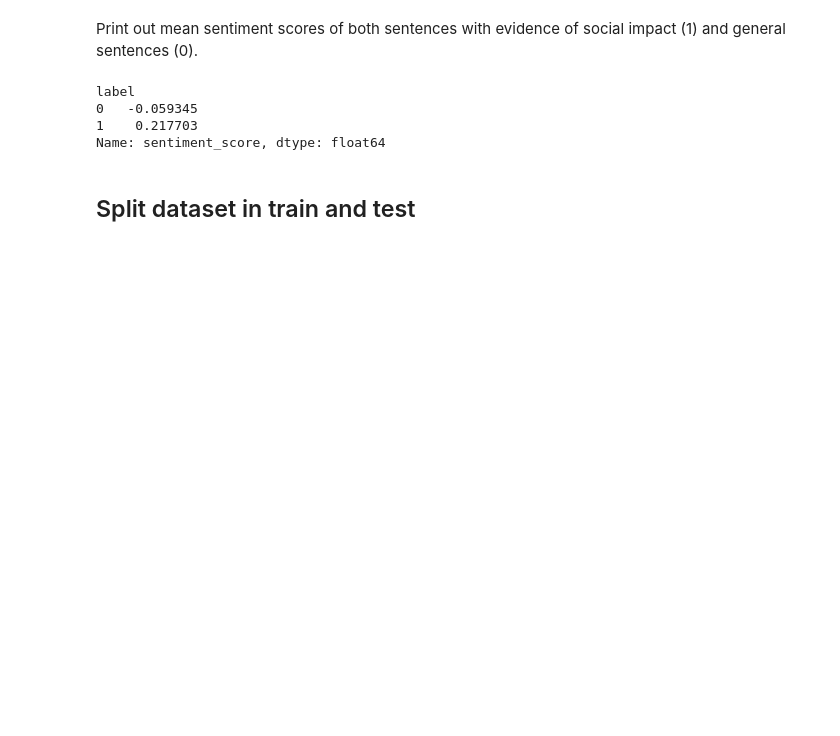
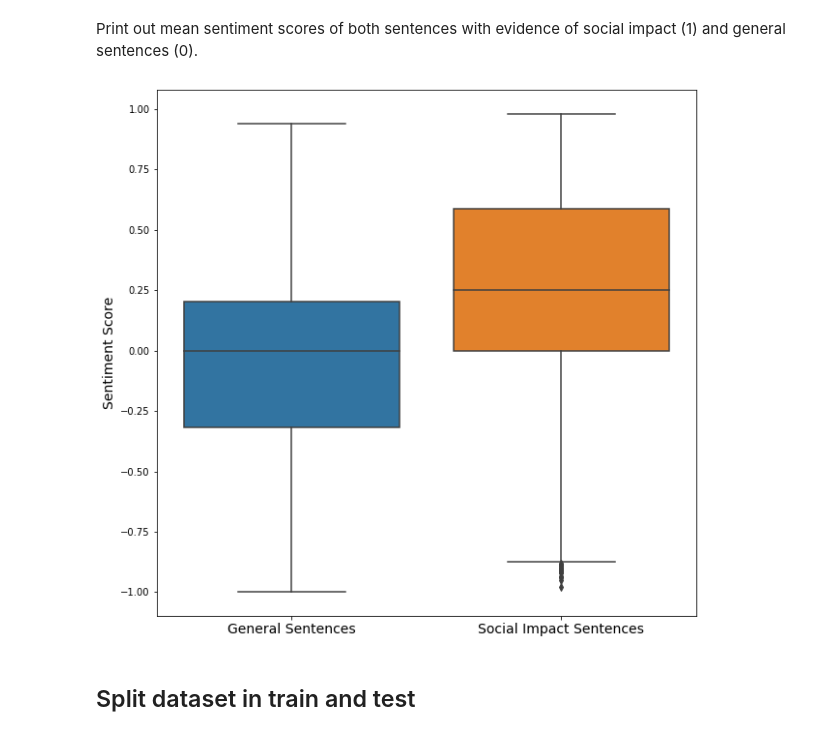
Before and after one commit to joausaga/impact-classifier, a Jupyter notebook: 1.impact_classifier.ipynb, the cells around one changed output. Saved outputs shown, nothing was run; the diff lists cells and outputs as text; code cells hidden in the pictures; blank space fills up the shorter version.

```diff
--- a/1.impact_classifier.ipynb
+++ b/1.impact_classifier.ipynb
@@ -264,10 +270,3 @@ total_sentences.head()
 | 4 | The Cardiff Osteological Research... | 1 | 144 | 20 | 6.857143 | 1 | 7 | ... |
 # %% [markdown]
 Print out mean sentiment scores of both sentences with evidence of social impact (1) and general sentences (0).
-# %%
-total_sentences.groupby(['label'])['sentiment_score'].mean()
-# %% [output]
-label
-0   -0.059345
-1    0.217703
-Name: sentiment_score, dtype: float64
@@ -273,0 +276,11 @@ Name: sentiment_score, dtype: float64
+# %%
+plt.figure(figsize=(10,10))
+fig = sns.boxplot(x="label", y="sentiment_score", data=total_sentences)
+fig.set_xlabel('',fontsize=14)
+fig.set_ylabel('Sentiment Score',fontsize=14)
+plt.xticks([0, 1], ['General Sentences', 'Social Impact Sentences'], size=14)
+ax=fig
+#ax.axhline(y=0, color='black')
+plt.show()
+# %% [output]
+[figure, added]
```
Also changed, not shown: parts of 14 cells of this notebook.
